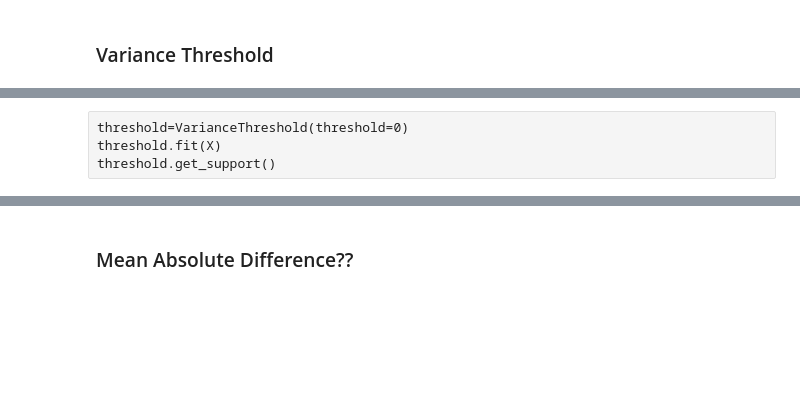
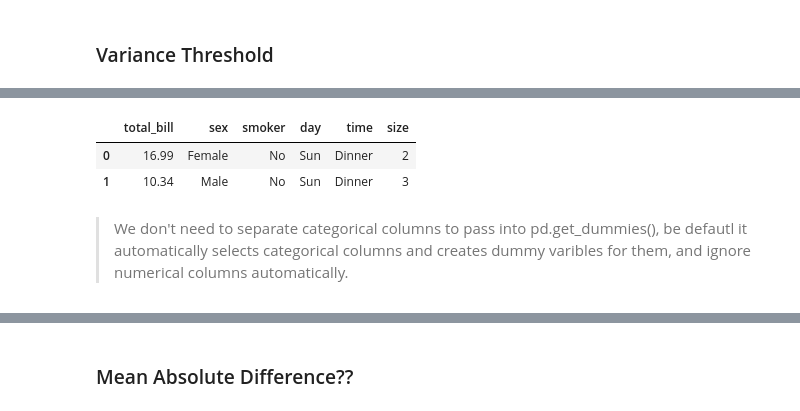
Before and after one commit to iamvivekanand/ML, a Jupyter notebook: JP/007 Features Selection Technique in Machine Learning.ipynb, the cells around one changed output, grey strips where cells are left out. Drawn from its saved outputs; the diff is of its cells as text; code cells hidden in the pictures; blank space fills up the shorter version.

```diff
--- a/JP/007 Features Selection Technique in Machine Learning.ipynb
+++ b/JP/007 Features Selection Technique in Machine Learning.ipynb
@@ -195,6 +206,9 @@ plt.show()
 # %%
 from sklearn.feature_selection import VarianceThreshold
-# %% [raw]
-threshold=VarianceThreshold(threshold=0)
-threshold.fit(X)
-threshold.get_support()
+# %%
+# variance threshold need numerical features only, let see our data
+X.head(2)
+# %% [output]
+|  | total_bill | sex | smoker | day | time | size |
+| 0 | 16.99 | Female | No | Sun | Dinner | 2 |
+| 1 | 10.34 | Male | No | Sun | Dinner | 3 |
@@ -200,0 +217,2 @@ threshold.get_support()
+# %% [markdown]
+> We don't need to separate categorical columns to pass into pd.get_dummies(), be defautl it automatically selects categorical columns and creates dummy varibles for them, and ignore numerical columns automatically.
```
Also changed, not shown: parts of 36 cells of this notebook.
